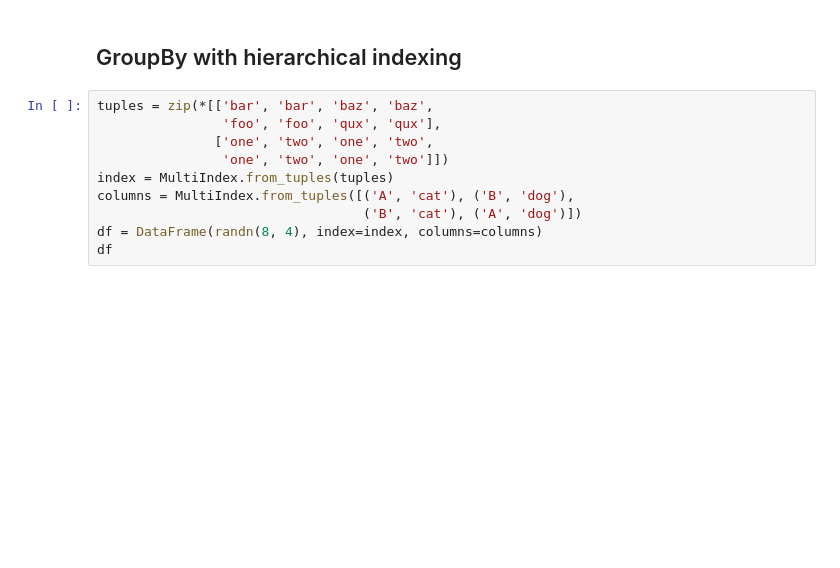
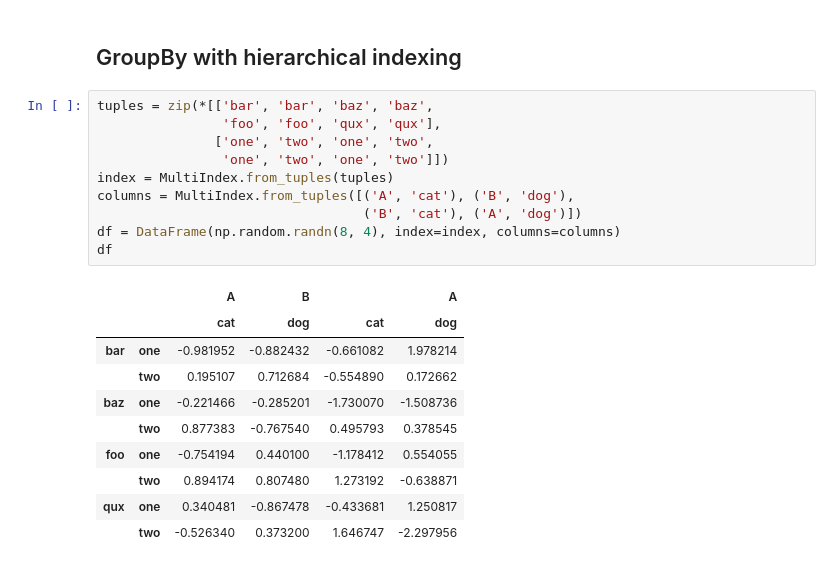
Before and after one commit to wulsin/pandas-exercises, a Jupyter notebook: Basics.ipynb, the cells around one changed output. Drawn from its saved outputs; the diff is of its cells as text; blank space fills up the shorter version.

```diff
--- a/Basics.ipynb
+++ b/Basics.ipynb
@@ -1111,12 +1143,23 @@ GroupBy with hierarchical indexing
 # %%
 tuples = zip(*[['bar', 'bar', 'baz', 'baz',
                 'foo', 'foo', 'qux', 'qux'],
                ['one', 'two', 'one', 'two',
                 'one', 'two', 'one', 'two']])
 index = MultiIndex.from_tuples(tuples)
 columns = MultiIndex.from_tuples([('A', 'cat'), ('B', 'dog'),
                                   ('B', 'cat'), ('A', 'dog')])
-df = DataFrame(randn(8, 4), index=index, columns=columns)
+df = DataFrame(np.random.randn(8, 4), index=index, columns=columns)
 df
+# %% [output]
+|  |  | A | B |  | A |
+|  |  | cat | dog | cat | dog |
+| bar | one | -0.981952 | -0.882432 | -0.661082 | 1.978214 |
+|  | two | 0.195107 | 0.712684 | -0.554890 | 0.172662 |
+| baz | one | -0.221466 | -0.285201 | -1.730070 | -1.508736 |
+|  | two | 0.877383 | -0.767540 | 0.495793 | 0.378545 |
+| foo | one | -0.754194 | 0.440100 | -1.178412 | 0.554055 |
+|  | two | 0.894174 | 0.807480 | 1.273192 | -0.638871 |
+| qux | one | 0.340481 | -0.867478 | -0.433681 | 1.250817 |
+|  | two | -0.526340 | 0.373200 | 1.646747 | -2.297956 |
 # %%
 df.groupby(level=0, axis=0).mean()
```
Also changed, not shown: parts of 48 cells of this notebook.
